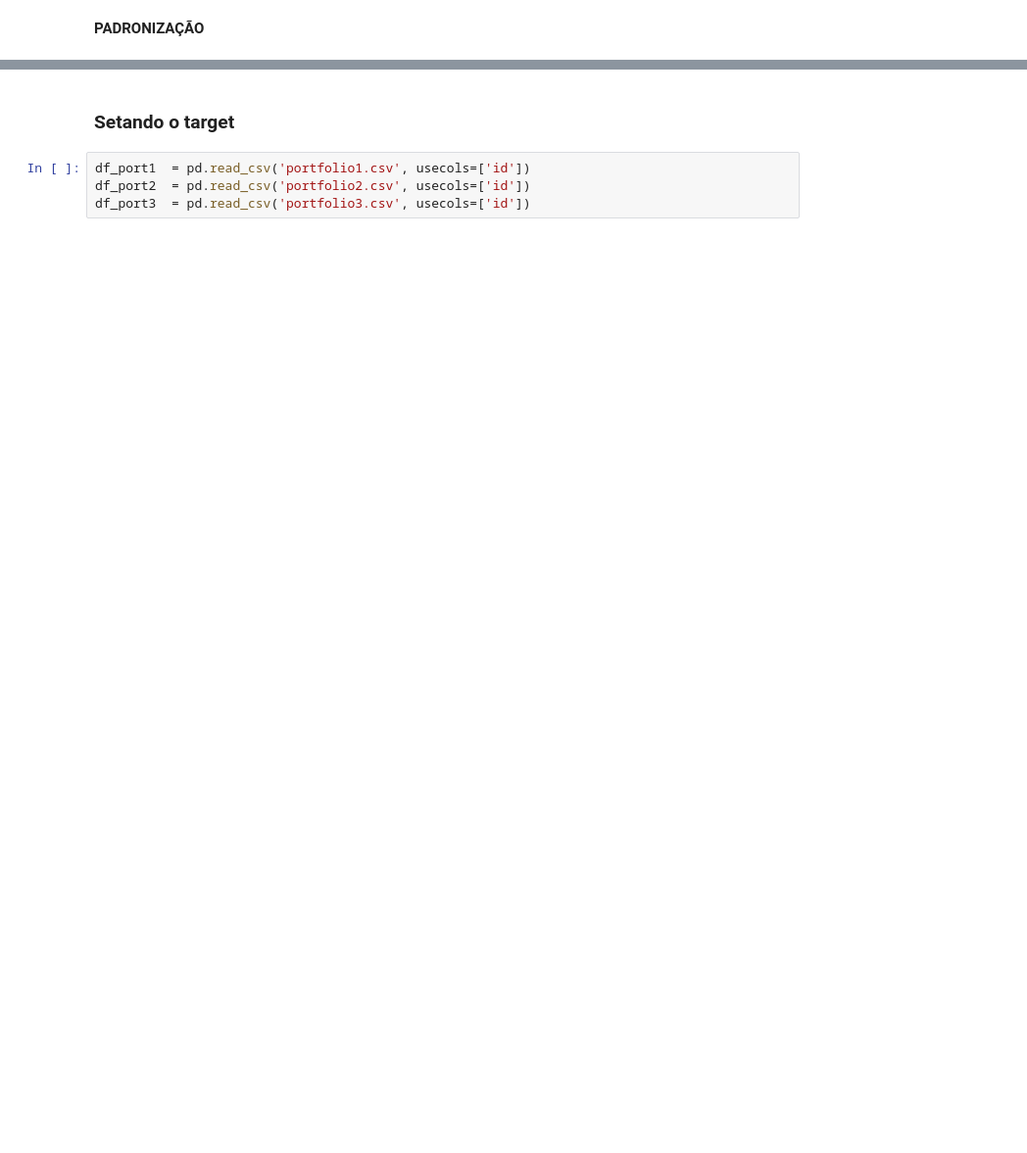
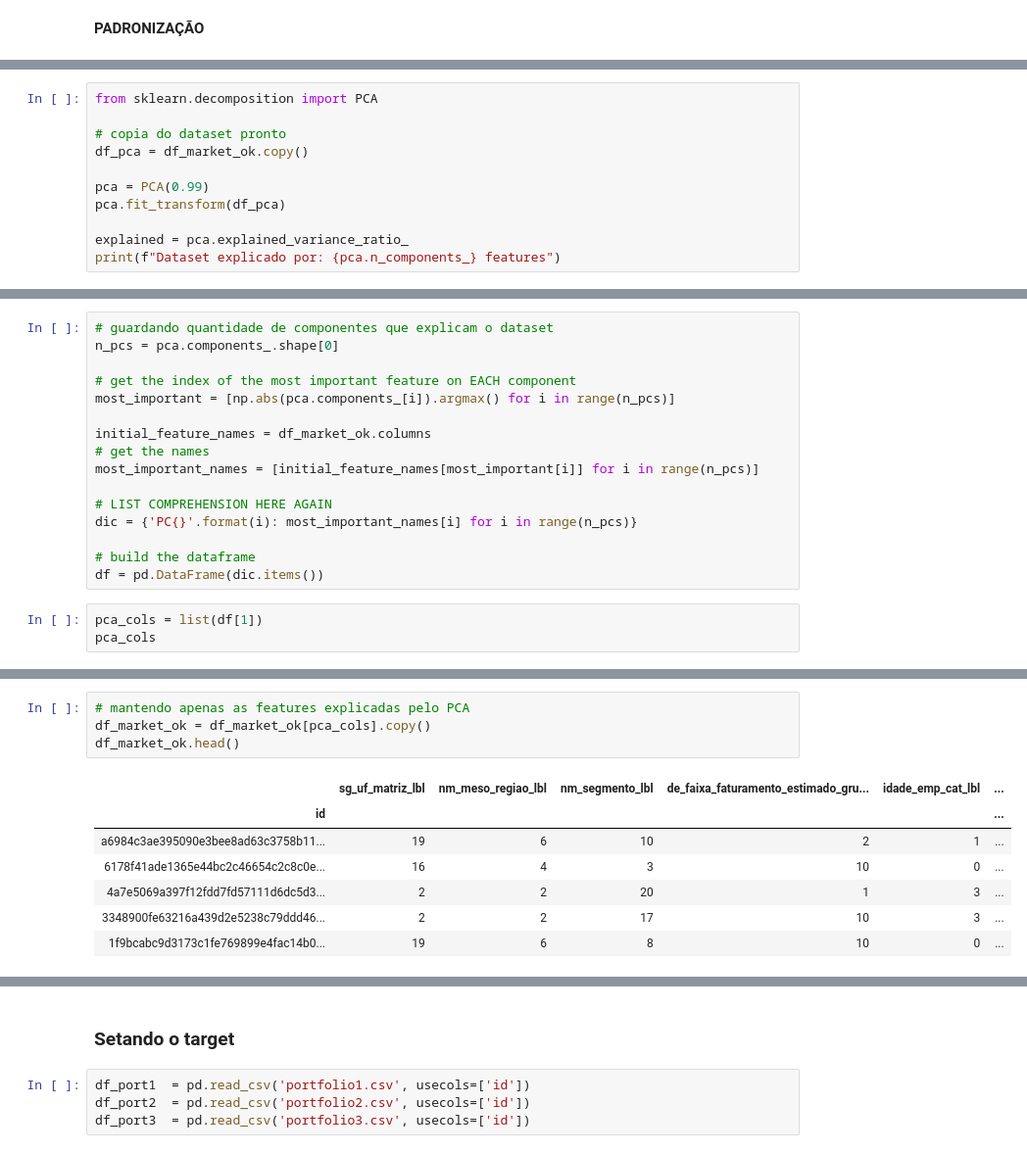
Before and after one commit to codenation-dev/squad-2-ad-xp-data-science-1, a Jupyter notebook: Projeto Final/FeatureEngineering.ipynb, the cells around one changed output, grey strips where cells are left out. Shown: that part at 98% size. Cells and saved outputs as stored; diff of their text form; blank space fills up the shorter version.

```diff
--- a/Projeto Final/FeatureEngineering.ipynb
+++ b/Projeto Final/FeatureEngineering.ipynb
@@ -1051,0 +1096,11 @@ df_market_ok.head()
+# %%
+from sklearn.decomposition import PCA
+
+# copia do dataset pronto
+df_pca = df_market_ok.copy()
+
+pca = PCA(0.99)
+pca.fit_transform(df_pca)
+
+explained = pca.explained_variance_ratio_
+print(f"Dataset explicado por: {pca.n_components_} features")
@@ -1051,0 +1109,19 @@ df_market_ok.head()
+# %%
+# guardando quantidade de componentes que explicam o dataset
+n_pcs = pca.components_.shape[0]
+
+# get the index of the most important feature on EACH component
+most_important = [np.abs(pca.components_[i]).argmax() for i in range(n_pcs)]
+
+initial_feature_names = df_market_ok.columns
+# get the names
+most_important_names = [initial_feature_names[most_important[i]] for i in range(n_pcs)]
+
+# LIST COMPREHENSION HERE AGAIN
+dic = {'PC{}'.format(i): most_important_names[i] for i in range(n_pcs)}
+
+# build the dataframe
+df = pd.DataFrame(dic.items())
+# %%
+pca_cols = list(df[1])
+pca_cols
@@ -1052,2 +1145,14 @@ df_market_ok.head()
+# %%
+# mantendo apenas as features explicadas pelo PCA
+df_market_ok = df_market_ok[pca_cols].copy()
+df_market_ok.head()
+# %% [output]
+|  | sg_uf_matriz_lbl | nm_meso_regiao_lbl | nm_segmento_lbl | de_faixa_faturamento_estimado_gru... | idade_emp_cat_lbl | ... |
+| id |  |  |  |  |  | ... |
+| a6984c3ae395090e3bee8ad63c3758b11... | 19 | 6 | 10 | 2 | 1 | ... |
+| 6178f41ade1365e44bc2c46654c2c8c0e... | 16 | 4 | 3 | 10 | 0 | ... |
+| 4a7e5069a397f12fdd7fd57111d6dc5d3... | 2 | 2 | 20 | 1 | 3 | ... |
+| 3348900fe63216a439d2e5238c79ddd46... | 2 | 2 | 17 | 10 | 3 | ... |
+| 1f9bcabc9d3173c1fe769899e4fac14b0... | 19 | 6 | 8 | 10 | 0 | ... |
 # %%
 df_market_ok.shape
```
Also changed, not shown: parts of 18 cells of this notebook, 1 other file.
